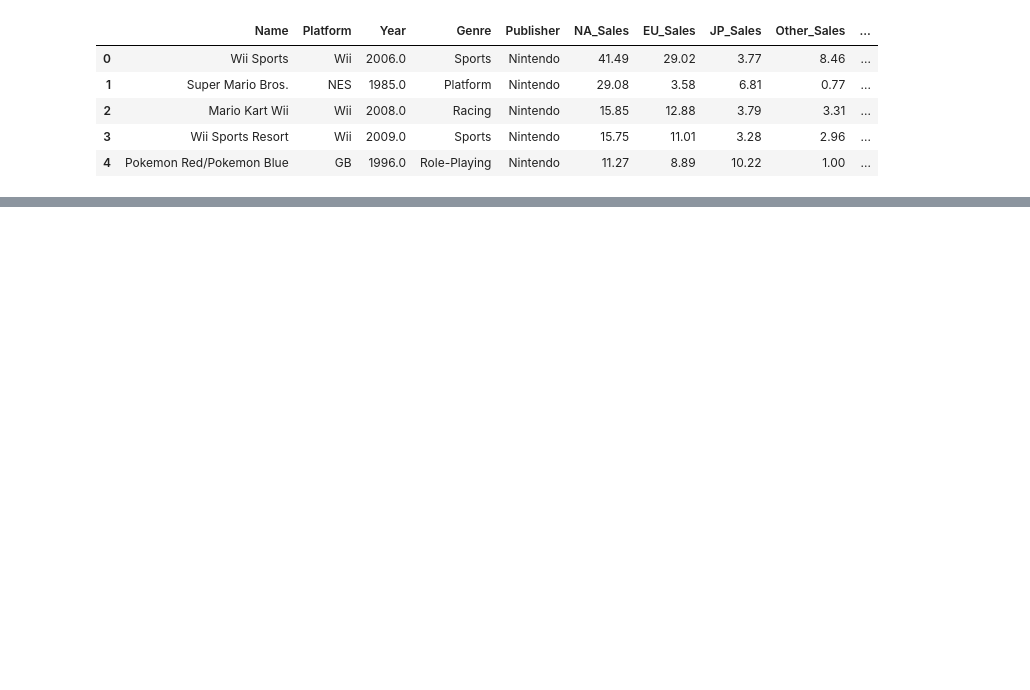
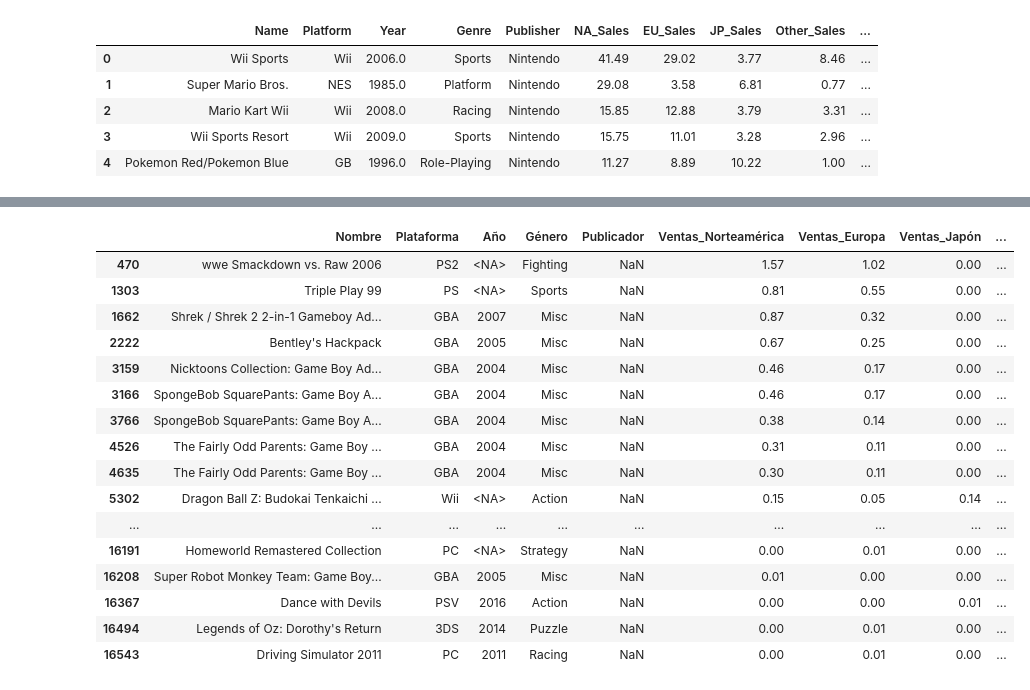
Before and after one commit to BrayanMtz314/Mineria-De-Datos, a Jupyter notebook: practica1/practica1.ipynb, the cells around one changed output, grey strips where cells are left out. Drawn from its saved outputs; the diff is of its cells as text; code cells hidden in the pictures; blank space fills up the shorter version.

```diff
--- a/practica1/practica1.ipynb
+++ b/practica1/practica1.ipynb
@@ -86,0 +106,2 @@ data.head()
+# %%
+data = data.drop_duplicates(subset="Name", keep="first")
@@ -86,0 +128,17 @@ data.head()
+# %%
+#nuevos nombres
+nuevos_nombres = {
+    "Name": "Nombre",
+    "Platform": "Plataforma",
+    "Year": "Año",
+    "Genre": "Género",
+    "Publisher": "Publicador",
+    "NA_Sales": "Ventas_Norteamérica",
+    "EU_Sales": "Ventas_Europa",
+    "JP_Sales": "Ventas_Japón",
+    "Other_Sales": "Ventas_Otros",
+    "Global_Sales": "Ventas_Globales"
+}
+# Renombrar columnas
+data = data.rename(columns=nuevos_nombres)
+data.head()
@@ -86,0 +152,2 @@ data.head()
+# %%
+data["Año"] = data["Año"].astype("Int64")
@@ -86,0 +214,20 @@ data.head()
+# %%
+data[data['Publicador'].isnull()]
+# %% [output]
+|  | Nombre | Plataforma | Año | Género | Publicador | Ventas_Norteamérica | Ventas_Europa | Ventas_Japón | ... |
+| 470 | wwe Smackdown vs. Raw 2006 | PS2 | <NA> | Fighting | NaN | 1.57 | 1.02 | 0.00 | ... |
+| 1303 | Triple Play 99 | PS | <NA> | Sports | NaN | 0.81 | 0.55 | 0.00 | ... |
+| 1662 | Shrek / Shrek 2 2-in-1 Gameboy Ad... | GBA | 2007 | Misc | NaN | 0.87 | 0.32 | 0.00 | ... |
+| 2222 | Bentley's Hackpack | GBA | 2005 | Misc | NaN | 0.67 | 0.25 | 0.00 | ... |
+| 3159 | Nicktoons Collection: Game Boy Ad... | GBA | 2004 | Misc | NaN | 0.46 | 0.17 | 0.00 | ... |
+| 3166 | SpongeBob SquarePants: Game Boy A... | GBA | 2004 | Misc | NaN | 0.46 | 0.17 | 0.00 | ... |
+| 3766 | SpongeBob SquarePants: Game Boy A... | GBA | 2004 | Misc | NaN | 0.38 | 0.14 | 0.00 | ... |
+| 4526 | The Fairly Odd Parents: Game Boy ... | GBA | 2004 | Misc | NaN | 0.31 | 0.11 | 0.00 | ... |
+| 4635 | The Fairly Odd Parents: Game Boy ... | GBA | 2004 | Misc | NaN | 0.30 | 0.11 | 0.00 | ... |
+| 5302 | Dragon Ball Z: Budokai Tenkaichi ... | Wii | <NA> | Action | NaN | 0.15 | 0.05 | 0.14 | ... |
+| ... | ... | ... | ... | ... | ... | ... | ... | ... | ... |
+| 16191 | Homeworld Remastered Collection | PC | <NA> | Strategy | NaN | 0.00 | 0.01 | 0.00 | ... |
+| 16208 | Super Robot Monkey Team: Game Boy... | GBA | 2005 | Misc | NaN | 0.01 | 0.00 | 0.00 | ... |
+| 16367 | Dance with Devils | PSV | 2016 | Action | NaN | 0.00 | 0.00 | 0.01 | ... |
+| 16494 | Legends of Oz: Dorothy's Return | 3DS | 2014 | Puzzle | NaN | 0.00 | 0.01 | 0.00 | ... |
+| 16543 | Driving Simulator 2011 | PC | 2011 | Racing | NaN | 0.00 | 0.01 | 0.00 | ... |
```
Also changed, not shown: parts of 12 cells of this notebook, 4 other files.
